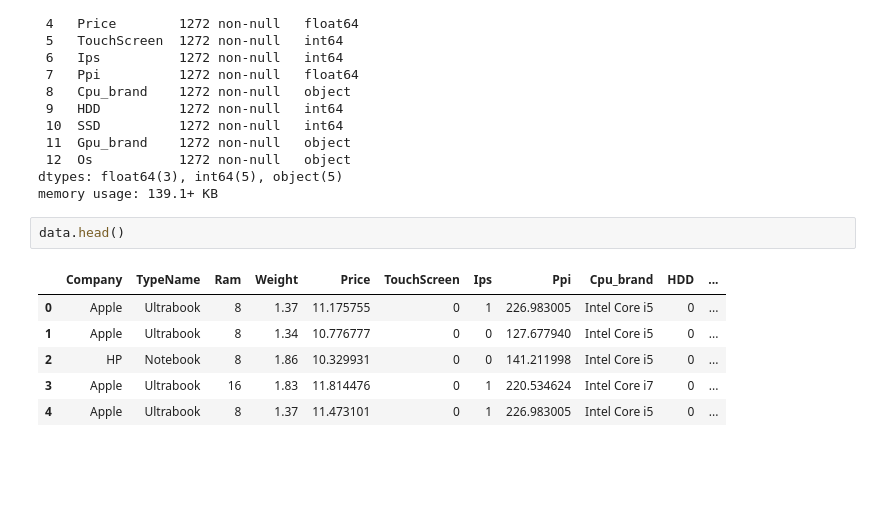
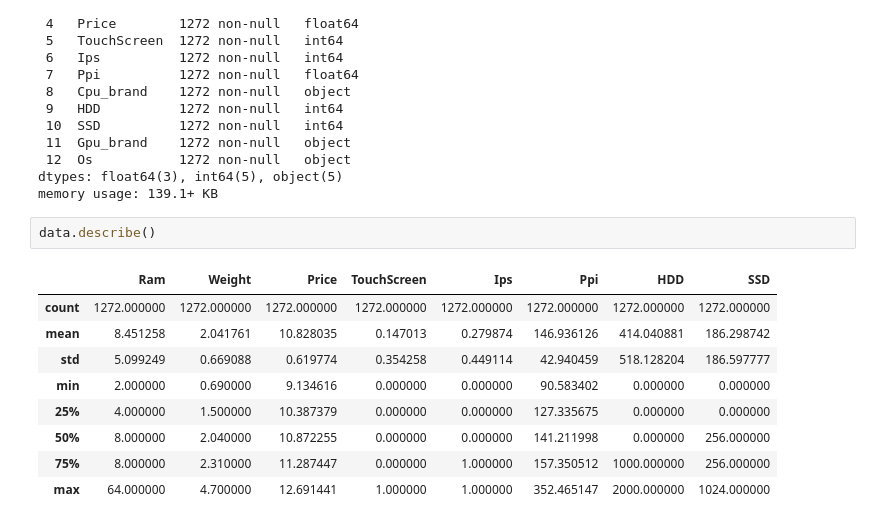
Before and after one commit to Wendy1907/Computer_Price_Prediction, a Jupyter notebook: Computer Price Prediction.ipynb, the cells around one changed output. Cells and saved outputs as stored; diff of their text form; blank space fills up the shorter version.

```diff
--- a/Computer Price Prediction.ipynb
+++ b/Computer Price Prediction.ipynb
@@ -145,11 +147,14 @@ Data columns (total 13 columns):
 dtypes: float64(3), int64(5), object(5)
 memory usage: 139.1+ KB
 # %%
-data.head()
+data.describe()
 # %% [output]
-|  | Company | TypeName | Ram | Weight | Price | TouchScreen | Ips | Ppi | Cpu_brand | HDD | ... |
-| 0 | Apple | Ultrabook | 8 | 1.37 | 11.175755 | 0 | 1 | 226.983005 | Intel Core i5 | 0 | ... |
-| 1 | Apple | Ultrabook | 8 | 1.34 | 10.776777 | 0 | 0 | 127.677940 | Intel Core i5 | 0 | ... |
-| 2 | HP | Notebook | 8 | 1.86 | 10.329931 | 0 | 0 | 141.211998 | Intel Core i5 | 0 | ... |
-| 3 | Apple | Ultrabook | 16 | 1.83 | 11.814476 | 0 | 1 | 220.534624 | Intel Core i7 | 0 | ... |
-| 4 | Apple | Ultrabook | 8 | 1.37 | 11.473101 | 0 | 1 | 226.983005 | Intel Core i5 | 0 | ... |
+|  | Ram | Weight | Price | TouchScreen | Ips | Ppi | HDD | SSD |
+| count | 1272.000000 | 1272.000000 | 1272.000000 | 1272.000000 | 1272.000000 | 1272.000000 | 1272.000000 | 1272.000000 |
+| mean | 8.451258 | 2.041761 | 10.828035 | 0.147013 | 0.279874 | 146.936126 | 414.040881 | 186.298742 |
+| std | 5.099249 | 0.669088 | 0.619774 | 0.354258 | 0.449114 | 42.940459 | 518.128204 | 186.597777 |
+| min | 2.000000 | 0.690000 | 9.134616 | 0.000000 | 0.000000 | 90.583402 | 0.000000 | 0.000000 |
+| 25% | 4.000000 | 1.500000 | 10.387379 | 0.000000 | 0.000000 | 127.335675 | 0.000000 | 0.000000 |
+| 50% | 8.000000 | 2.040000 | 10.872255 | 0.000000 | 0.000000 | 141.211998 | 0.000000 | 256.000000 |
+| 75% | 8.000000 | 2.310000 | 11.287447 | 0.000000 | 1.000000 | 157.350512 | 1000.000000 | 256.000000 |
+| max | 64.000000 | 4.700000 | 12.691441 | 1.000000 | 1.000000 | 352.465147 | 2000.000000 | 1024.000000 |
```
Also changed, not shown: parts of 10 cells of this notebook.
